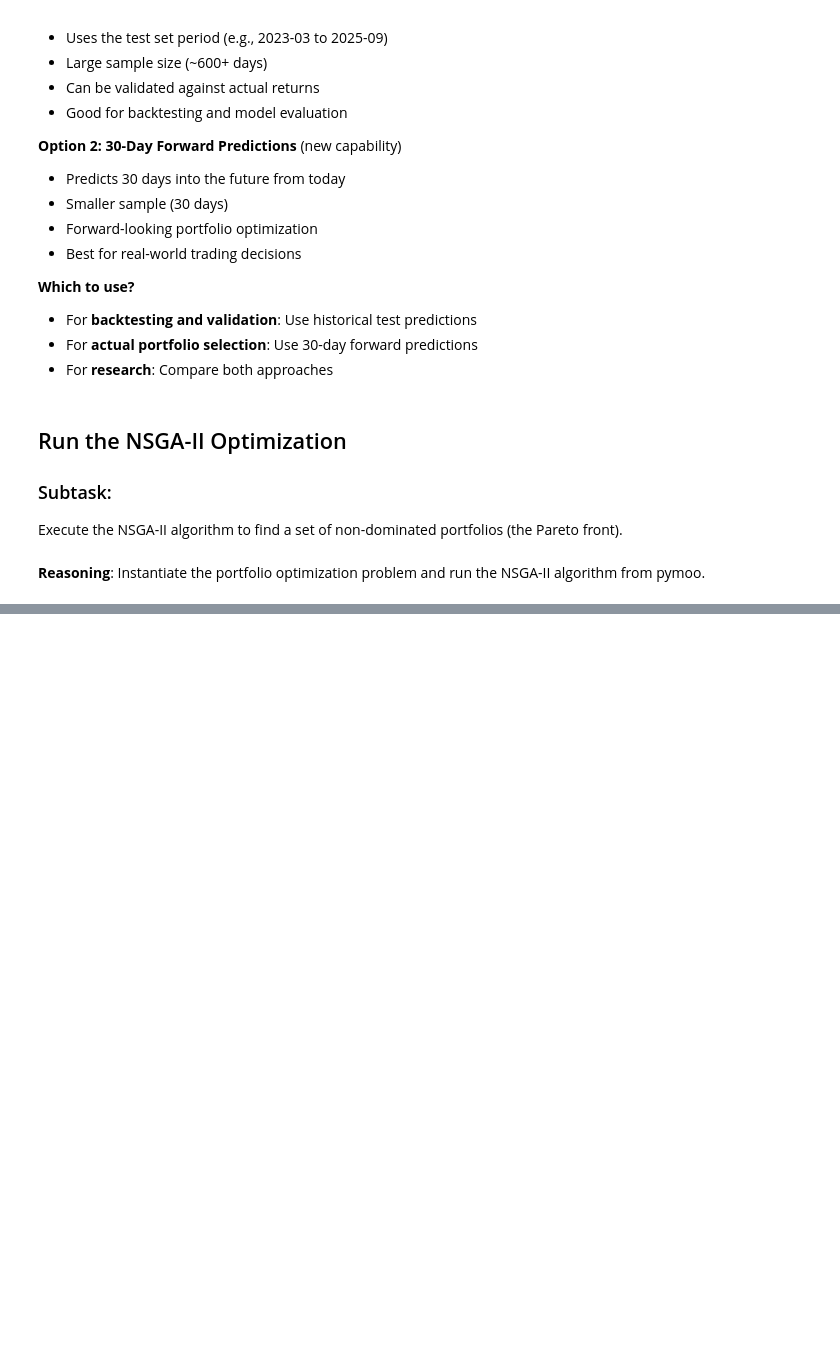
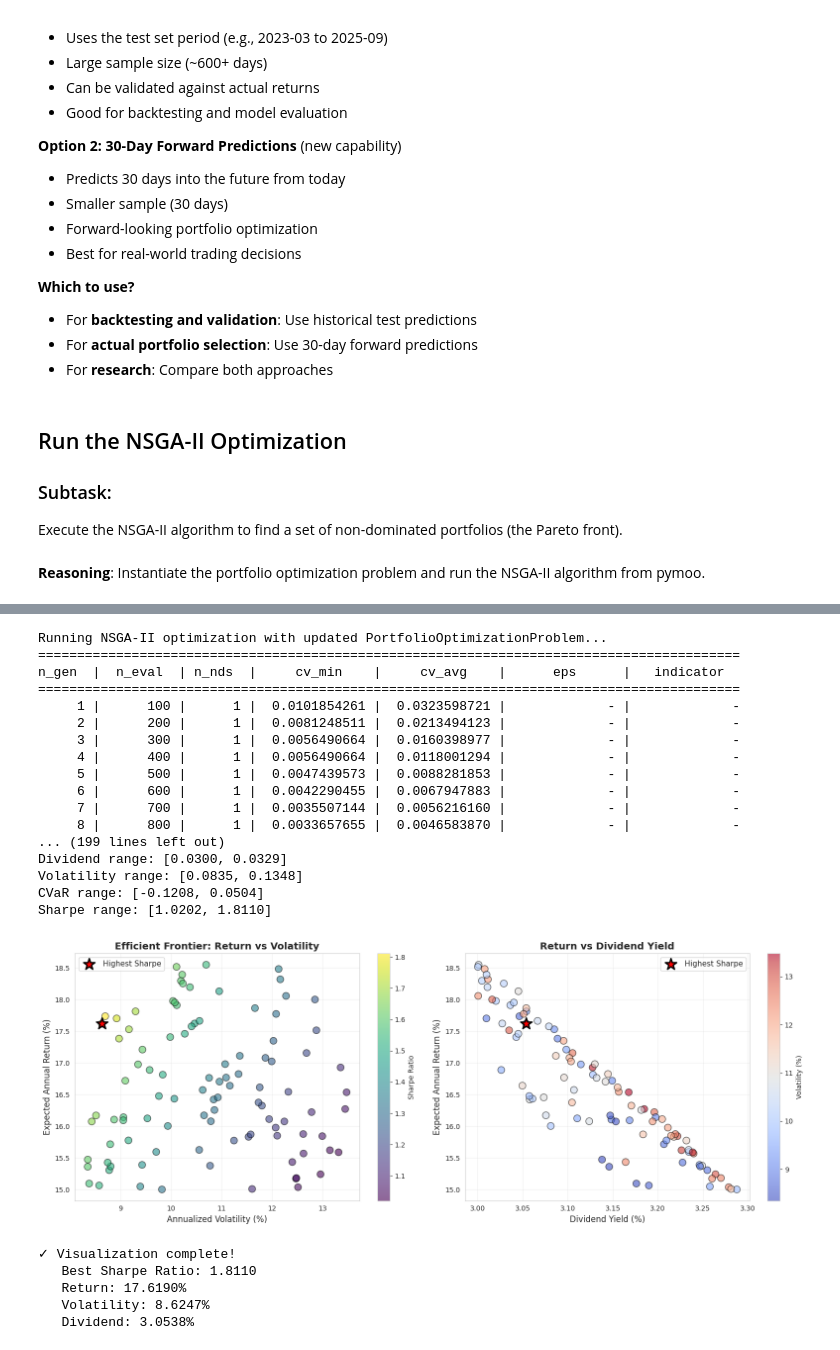
Before and after one commit to abhisuj/MSDS-451-TermProject, a Jupyter notebook: MSDS_451_TermProject_prototype.ipynb, the cells around one changed output, grey strips where cells are left out. Cells and saved outputs as stored; diff of their text form; code cells hidden in the pictures; blank space fills up the shorter version.

Commit message:
Further reruns of NSGA algorithms to find a portfolio have > 1.0 Sharpe Ratio

```diff
--- a/MSDS_451_TermProject_prototype.ipynb
+++ b/MSDS_451_TermProject_prototype.ipynb
@@ -1254,6 +1522,21 @@ Execute the NSGA-II algorithm to find a set of non-dominated portfolios (the Par
 # %% [markdown]
 **Reasoning**:
 Instantiate the portfolio optimization problem and run the NSGA-II algorithm from pymoo.
+# %%
+# --- NSGA-II Optimization ---
+POPULATION_SIZE = 100 # Smaller population for more concentrated solutions
+N_GENERATIONS = 200   # Fewer generations prevent over-diversification
+TARGET_DIVIDEND_YIELD = 0.03 # 4% annual dividend yield
+MIN_WEIGHT_PER_ASSET = 0.01 # 0% min allocation (allow zero weights for assets not selected)
+MAX_WEIGHT_PER_ASSET = 0.10 # 15% max allocation (allow more concentration in top assets)
+MIN_PORTFOLIO_DESIRED_RETURN = 0.15 # Minimum desired portfolio return
+MAX_PORTFOLIO_EXPECTED_VOLATILITY = 0.20 # Maximum expected portfolio volatility
+
+#
+# --- Prediction Mode ---
+# 'historical': Use model predictions on the test set for backtesting.
+# 'future': Generate 30 new forward-looking predictions.
+PREDICTION_MODE = 'historical'
 # %%
 print("Updating PortfolioOptimizationProblem class...")
 
@@ -1378,22 +1882,24 @@ print("✓ PortfolioOptimizationProblem class updated.")
 # %%
-# --- Run NSGA-II Optimization ---
+import matplotlib.pyplot as plt
 from pymoo.algorithms.moo.nsga2 import NSGA2
 from pymoo.optimize import minimize
 
-print("Running NSGA-II optimization...")
+print("Running NSGA-II optimization with updated PortfolioOptimizationProblem...")
 
 # Create the optimization problem with constraints
+# Note: min_weight and max_weight passed to the Problem constructor are now interpreted
+# as min_weight_per_asset_constraint and max_weight_per_asset_constraint within the class
 problem = PortfolioOptimizationProblem(
     mu=mu,
     dividend_yields=avg_annual_yield,
-    predicted_returns_timeseries=predicted_simple_returns,
-    predicted_cov_matrices_time_series=predicted_cov_matrices_time_series,
+    predicted_returns_timeseries=predicted_simple_returns_filtered, # Use filtered returns
+    predicted_cov_matrices_time_series=predicted_cov_matrices_time_series, # Use filtered covariances
     test_dates=test_dates,
-    min_weight=MIN_WEIGHT_PER_ASSET,
-    max_weight=MAX_WEIGHT_PER_ASSET,
+    min_weight_per_asset_constraint=MIN_WEIGHT_PER_ASSET,
+    max_weight_per_asset_constraint=MAX_WEIGHT_PER_ASSET,
     target_dividend=TARGET_DIVIDEND_YIELD,
-    max_portfolio_volatility=0.22,  # 22% max portfolio volatility
-    min_portfolio_return=0.09  # 9% minimum return
+    max_portfolio_volatility=MAX_PORTFOLIO_EXPECTED_VOLATILITY,  # 22% max portfolio volatility
+    min_portfolio_return=MIN_PORTFOLIO_DESIRED_RETURN  # 9% minimum return
 )
 
 # Configure NSGA-II algorithm
@@ -1438,7 +1944,7 @@ pareto_results['Return'] = -objectives[:, 0]  # Negate because we minimized
 pareto_results['Dividend'] = -objectives[:, 1]  # Negate because we minimized
 pareto_results['Volatility'] = objectives[:, 2]
 pareto_results['CVaR'] = objectives[:, 3]
-pareto_results['Sharpe'] = (pareto_results['Return'] - 0.02) / pareto_results['Volatility']
+pareto_results['Sharpe'] = (pareto_results['Return'] - RISK_FREE_RATE) / pareto_results['Volatility']
 
 print("\nPareto Front Summary:")
 print(f"Return range: [{pareto_results['Return'].min():.4f}, {pareto_results['Return'].max():.4f}]")
@@ -1490,33 +1996,57 @@ scatter2 = axes[1].scatter(
     alpha=0.6,
     edgecolors='black'
 )
 # Highlight highest Sharpe
 axes[1].scatter(
     pareto_results.loc[best_sharpe_idx, 'Dividend']*100,
     pareto_results.loc[best_sharpe_idx, 'Return']*100,
     c='red',
     s=300,
     marker='*',
     edgecolors='black',
     linewidths=2,
     label='Highest Sharpe',
     zorder=5
 )
 axes[1].set_xlabel('Dividend Yield (%)', fontsize=12)
 axes[1].set_ylabel('Expected Annual Return (%)', fontsize=12)
 axes[1].set_title('Return vs Dividend Yield', fontsize=14, fontweight='bold')
 axes[1].legend(fontsize=11)
 axes[1].grid(True, alpha=0.3)
 plt.colorbar(scatter2, ax=axes[1], label='Volatility (%)')
 
 plt.tight_layout()
 plt.show()
 
 print("\n✓ Visualization complete!")
 print(f"   Best Sharpe Ratio: {pareto_results.loc[best_sharpe_idx, 'Sharpe']:.4f}")
 print(f"   Return: {pareto_results.loc[best_sharpe_idx, 'Return']:.4%}")
 print(f"   Volatility: {pareto_results.loc[best_sharpe_idx, 'Volatility']:.4%}")
 print(f"   Dividend: {pareto_results.loc[best_sharpe_idx, 'Dividend']:.4%}")
+# %% [output]
+Running NSGA-II optimization with updated PortfolioOptimizationProblem...
+==========================================================================================
+n_gen  |  n_eval  | n_nds  |     cv_min    |     cv_avg    |      eps      |   indicator
+==========================================================================================
+     1 |      100 |      1 |  0.0101854261 |  0.0323598721 |             - |             -
+     2 |      200 |      1 |  0.0081248511 |  0.0213494123 |             - |             -
+     3 |      300 |      1 |  0.0056490664 |  0.0160398977 |             - |             -
+     4 |      400 |      1 |  0.0056490664 |  0.0118001294 |             - |             -
+     5 |      500 |      1 |  0.0047439573 |  0.0088281853 |             - |             -
+     6 |      600 |      1 |  0.0042290455 |  0.0067947883 |             - |             -
+     7 |      700 |      1 |  0.0035507144 |  0.0056216160 |             - |             -
+     8 |      800 |      1 |  0.0033657655 |  0.0046583870 |             - |             -
+... (199 lines left out)
+Dividend range: [0.0300, 0.0329]
+Volatility range: [0.0835, 0.1348]
+CVaR range: [-0.1208, 0.0504]
+Sharpe range: [1.0202, 1.8110]
+[figure, added]
+✓ Visualization complete!
+   Best Sharpe Ratio: 1.8110
+   Return: 17.6190%
+   Volatility: 8.6247%
+   Dividend: 3.0538%
 # %%
 import pandas as pd
 import numpy as np
```
Also changed, not shown: parts of 32 cells of this notebook.
